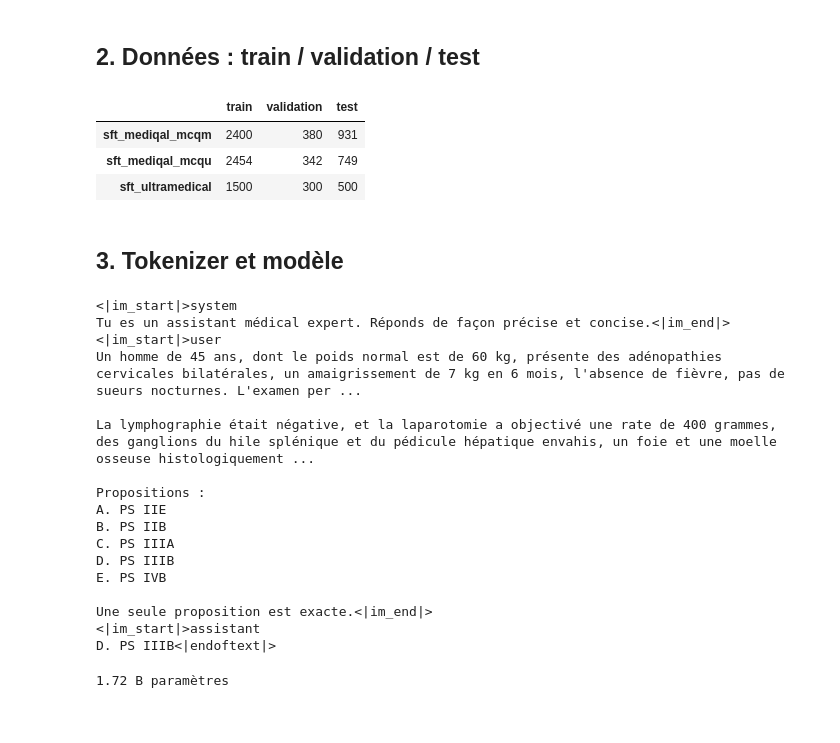
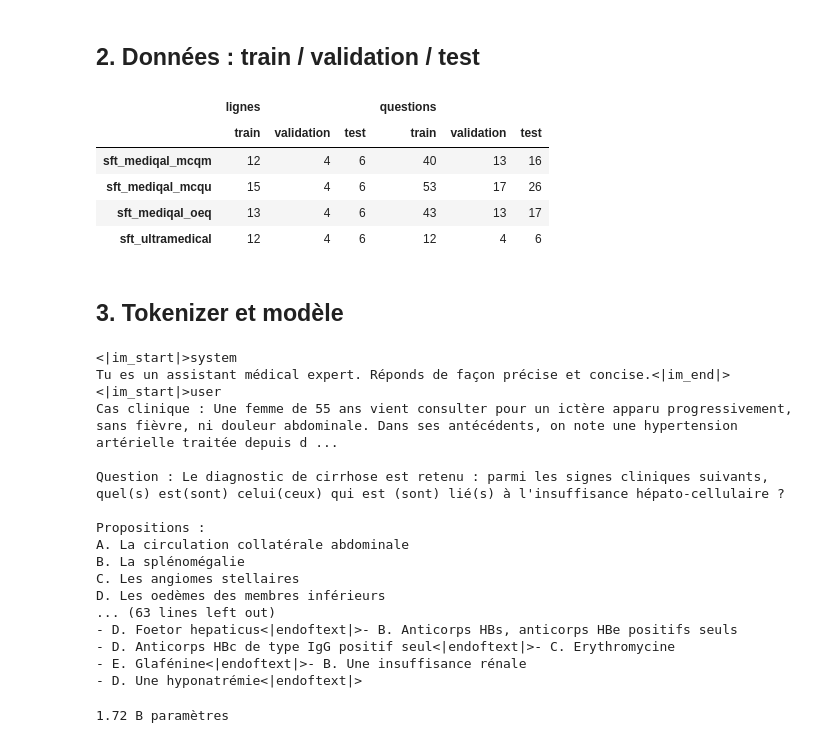
Before and after one commit to ObiYohan/AI_agent_for_medical_triage, a Jupyter notebook: notebook/sft_lora.ipynb, the cells around one changed output. Saved outputs shown, nothing was run; the diff lists cells and outputs as text; code cells hidden in the pictures.

```diff
--- a/notebook/sft_lora.ipynb
+++ b/notebook/sft_lora.ipynb
@@ -51,7 +51,7 @@ DAGSHUB_REPO_OWNER = "obiyohan"
 DAGSHUB_REPO_NAME = "my-ml-mlflow"
 
 # Petit run pour valider la pipeline avant l'entraînement complet
-SMALL_RUN = False  # True pour un run rapide sur 100 exemples, False pour le run complet
+SMALL_RUN = True  # True : run rapide (quelques lignes par source, dont les plus longues), False : run complet
 
 SEED = 42
 # Version des données de la phase 1 : dans le nom des runs, pour ne pas écraser les checkpoints d'une version à l'autre
@@ -86,32 +86,43 @@ device=cuda, dtype=torch.bfloat16
 # %%
 # Format conversationnel (colonne `messages`) : une ligne = un cas clinique et toutes ses questions.
 # Avec assistant_only_loss (section 5), la perte porte sur toutes les réponses de l'assistant, pas sur le cas ni les questions.
 # Chaque source garde son découpage train / validation / test (tiré du cas clinique) ; les sources sont ensuite mélangées
 parts = {split: [] for split in ("train", "validation", "test")}
 for stem, lang in SFT_DATASETS.items():
     files = {split: str(SFT_DATA_DIR / f"{stem}_{split}.anonymized.jsonl") for split in parts}
     ds = load_dataset("json", data_files=files).select_columns(["messages", "n_questions"])
     for split, part in ds.items():
         parts[split].append(part.add_column("source", [stem] * len(part)).add_column("lang", [lang] * len(part)))
 
 splits = DatasetDict({split: concatenate_datasets(p).shuffle(seed=SEED) for split, p in parts.items()})
 
-# Petit run : sous-échantillon (toutes sources mélangées)
+# Petit run : quelques lignes de chaque source, pour que chaque format et chaque évaluation soient exercés,
+# plus les lignes les plus longues du train, pour tester la mémoire GPU dans le pire cas
 if SMALL_RUN:
-    for name, size in {"train": 50, "validation": 15, "test": 24}.items():
-        splits[name] = splits[name].select(range(size))
+    SMALL_SIZES = {"train": 12, "validation": 4, "test": 6}  # lignes par source
+    SMALL_LONGEST = 4                                        # + lignes les plus longues du train
+    for name, size in SMALL_SIZES.items():
+        ds = splits[name]
+        keep = [i for stem in SFT_DATASETS for i in [j for j, s in enumerate(ds["source"]) if s == stem][:size]]
+        if name == "train":
+            counter = AutoTokenizer.from_pretrained(MODEL_NAME)  # longueur en tokens (en caractères, l'anglais serait favorisé)
+            length = [len(counter("\n".join(m["content"] for m in messages))["input_ids"]) for messages in ds["messages"]]
+            keep += sorted(range(len(ds)), key=lambda i: length[i], reverse=True)[:SMALL_LONGEST]
+        splits[name] = ds.select(sorted(set(keep)))
 
 # Lignes (cas) et questions (réponses apprises) par source et par split
 pd.concat({
     "lignes": pd.DataFrame({name: pd.Series(ds["source"]).value_counts() for name, ds in splits.items()}),
     "questions": pd.DataFrame({name: pd.DataFrame({"source": ds["source"], "n": ds["n_questions"]}).groupby("source")["n"].sum()
                                for name, ds in splits.items()}),
 }, axis=1).fillna(0).astype(int)
 # %% [output]
-|  | train | validation | test |
-| sft_mediqal_mcqm | 2400 | 380 | 931 |
-| sft_mediqal_mcqu | 2454 | 342 | 749 |
-| sft_ultramedical | 1500 | 300 | 500 |
+|  | lignes |  |  | questions |  |  |
+|  | train | validation | test | train | validation | test |
+| sft_mediqal_mcqm | 12 | 4 | 6 | 40 | 13 | 16 |
+| sft_mediqal_mcqu | 15 | 4 | 6 | 53 | 17 | 26 |
+| sft_mediqal_oeq | 13 | 4 | 6 | 43 | 13 | 17 |
+| sft_ultramedical | 12 | 4 | 6 | 12 | 4 | 6 |
 # %% [markdown]
 ## 3. Tokenizer et modèle
 # %%
@@ -144,20 +155,20 @@ print(f"=== {len(learned)} tokens appris sur {len(encoded['input_ids'])} :\n{tok
 <|im_start|>system
 Tu es un assistant médical expert. Réponds de façon précise et concise.<|im_end|>
 <|im_start|>user
-Un homme de 45 ans, dont le poids normal est de 60 kg, présente des adénopathies cervicales bilatérales, un amaigrissement de 7 kg en 6 mois, l'absence de fièvre, pas de sueurs nocturnes. L'examen per ...
+Cas clinique : Une femme de 55 ans vient consulter pour un ictère apparu progressivement, sans fièvre, ni douleur abdominale. Dans ses antécédents, on note une hypertension artérielle traitée depuis d ...
 
-La lymphographie était négative, et la laparotomie a objectivé une rate de 400 grammes, des ganglions du hile splénique et du pédicule hépatique envahis, un foie et une moelle osseuse histologiquement ...
+Question : Le diagnostic de cirrhose est retenu : parmi les signes cliniques suivants, quel(s) est(sont) celui(ceux) qui est (sont) lié(s) à l'insuffisance hépato-cellulaire ?
 
 Propositions :
-A. PS IIE
-B. PS IIB
-C. PS IIIA
-D. PS IIIB
-E. PS IVB
-
-Une seule proposition est exacte.<|im_end|>
-<|im_start|>assistant
-D. PS IIIB<|endoftext|>
+A. La circulation collatérale abdominale
+B. La splénomégalie
+C. Les angiomes stellaires
+D. Les oedèmes des membres inférieurs
+... (63 lines left out)
+- D. Foetor hepaticus<|endoftext|>- B. Anticorps HBs, anticorps HBe positifs seuls
+- D. Anticorps HBc de type IgG positif seul<|endoftext|>- C. Erythromycine
+- E. Glafénine<|endoftext|>- B. Une insuffisance rénale
+- D. Une hyponatrémie<|endoftext|>
 # %%
 model = AutoModelForCausalLM.from_pretrained(MODEL_NAME, dtype=dtype).to(device)
 print(f"{model.num_parameters() / 1e9:.2f} B paramètres")
```
Also changed, not shown: parts of 21 cells of this notebook.
